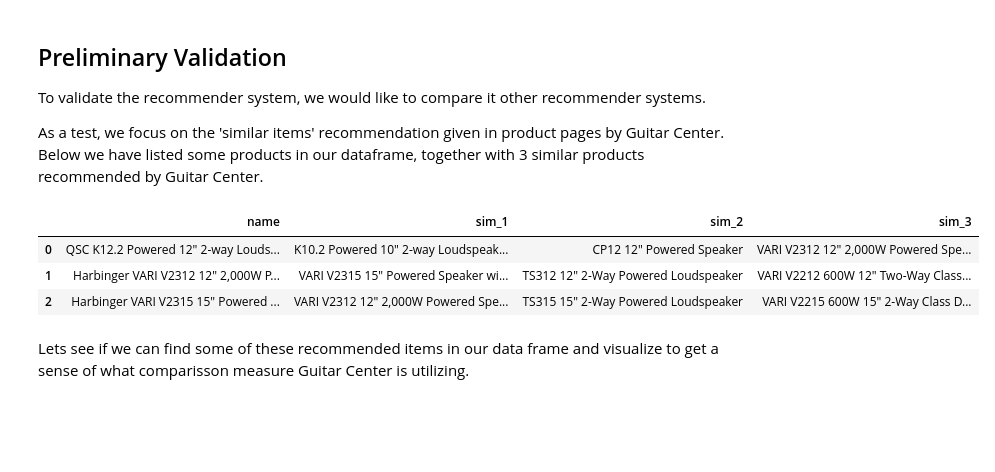
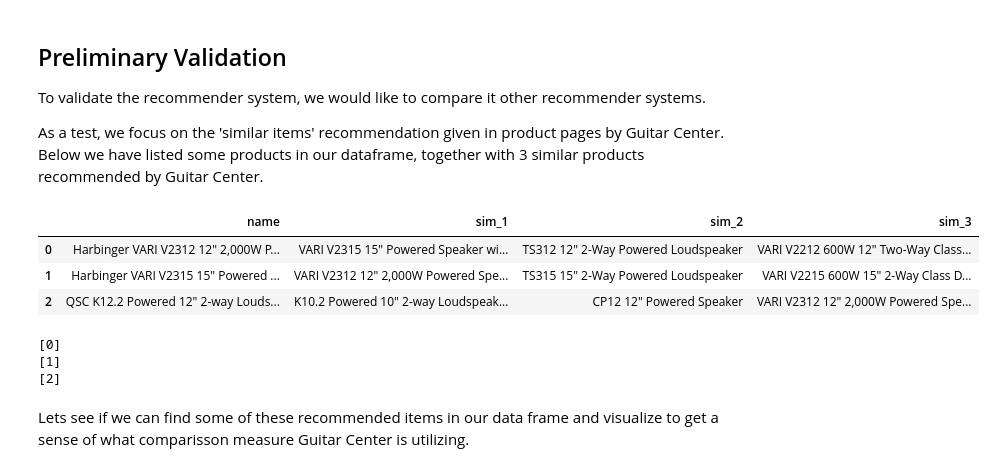
Before and after one commit to Tamiro2019/Speaker_Recommender, a Jupyter notebook: Speaker_Recommender.ipynb, the cells around one changed output. Saved outputs shown, nothing was run; the diff lists cells and outputs as text; code cells hidden in the pictures; blank space fills up the shorter version.

```diff
--- a/Speaker_Recommender.ipynb
+++ b/Speaker_Recommender.ipynb
@@ -910,14 +1105,28 @@ As a test, we focus on the 'similar items' recommendation given in product pages
 # %%
 GCrec = pd.DataFrame(dict({'name': ['QSC K12.2 Powered 12" 2-way Loudspeaker System with Advanced DSP', 'Harbinger VARI V2312 12" 2,000W Powered Speaker with Bluetooth','Harbinger VARI V2315 15" Powered Speaker with Bluetooth'],\
                        'sim_1': ['K10.2 Powered 10" 2-way Loudspeaker System with Advanced DSP','VARI V2315 15" Powered Speaker with Bluetooth Black','VARI V2312 12" 2,000W Powered Speaker with Bluetooth Black'], \
                        'sim_2': ['CP12 12" Powered Speaker','TS312 12" 2-Way Powered Loudspeaker','TS315 15" 2-Way Powered Loudspeaker'] , \
                        'sim_3': ['VARI V2312 12" 2,000W Powered Speaker with Bluetooth Black','VARI V2212 600W 12" Two-Way Class-D Loudspeaker','VARI V2215 600W 15" 2-Way Class D Loudspeaker']}))
 
+rows = GCrec.index.tolist()
+rows = rows[-1:]+rows[:-1]
+rows = rows[-1:]+rows[:-1]
+GCrec = GCrec.loc[rows]
+GCrec.reset_index(drop=True,inplace=True)
 GCrec.head()
 # %% [output]
 |  | name | sim_1 | sim_2 | sim_3 |
-| 0 | QSC K12.2 Powered 12" 2-way Louds... | K10.2 Powered 10" 2-way Loudspeak... | CP12 12" Powered Speaker | VARI V2312 12" 2,000W Powered Spe... |
-| 1 | Harbinger VARI V2312 12" 2,000W P... | VARI V2315 15" Powered Speaker wi... | TS312 12" 2-Way Powered Loudspeaker | VARI V2212 600W 12" Two-Way Class... |
-| 2 | Harbinger VARI V2315 15" Powered ... | VARI V2312 12" 2,000W Powered Spe... | TS315 15" 2-Way Powered Loudspeaker | VARI V2215 600W 15" 2-Way Class D... |
+| 0 | Harbinger VARI V2312 12" 2,000W P... | VARI V2315 15" Powered Speaker wi... | TS312 12" 2-Way Powered Loudspeaker | VARI V2212 600W 12" Two-Way Class... |
+| 1 | Harbinger VARI V2315 15" Powered ... | VARI V2312 12" 2,000W Powered Spe... | TS315 15" 2-Way Powered Loudspeaker | VARI V2215 600W 15" 2-Way Class D... |
+| 2 | QSC K12.2 Powered 12" 2-way Louds... | K10.2 Powered 10" 2-way Loudspeak... | CP12 12" Powered Speaker | VARI V2312 12" 2,000W Powered Spe... |
+# %%
+# Show Indices of the
+print(dfr[dfr['name']==GCrec.loc[0,'name']].index.values)
+print(dfr[dfr['name']==GCrec.loc[1,'name']].index.values)
+print(dfr[dfr['name']==GCrec.loc[2,'name']].index.values)
+# %% [output]
+[0]
+[1]
+[2]
 # %% [markdown]
 Lets see if we can find some of these recommended items in our data frame and visualize to get a sense of what comparisson measure Guitar Center is utilizing.
```
Also changed, not shown: parts of 66 cells of this notebook, 4 other files.
